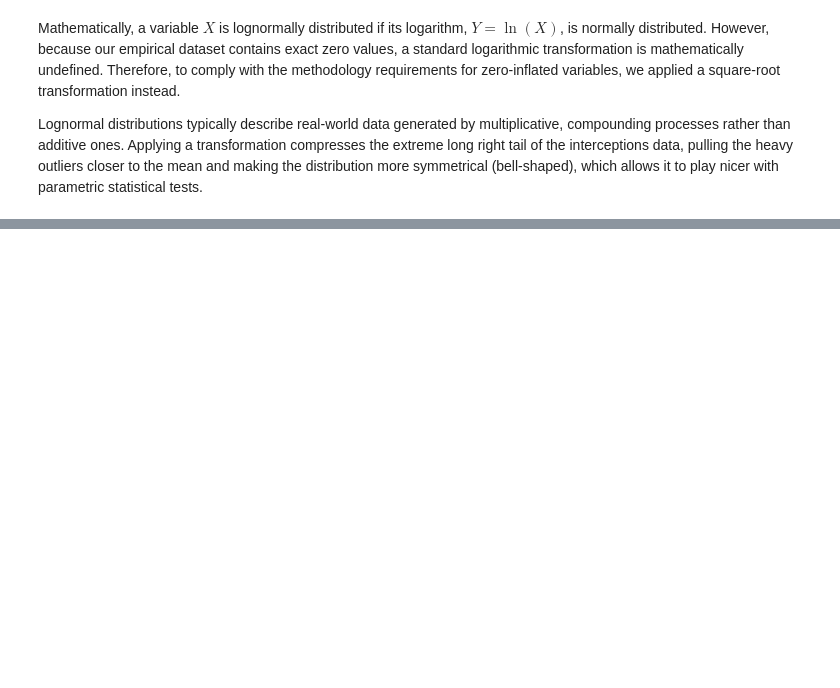
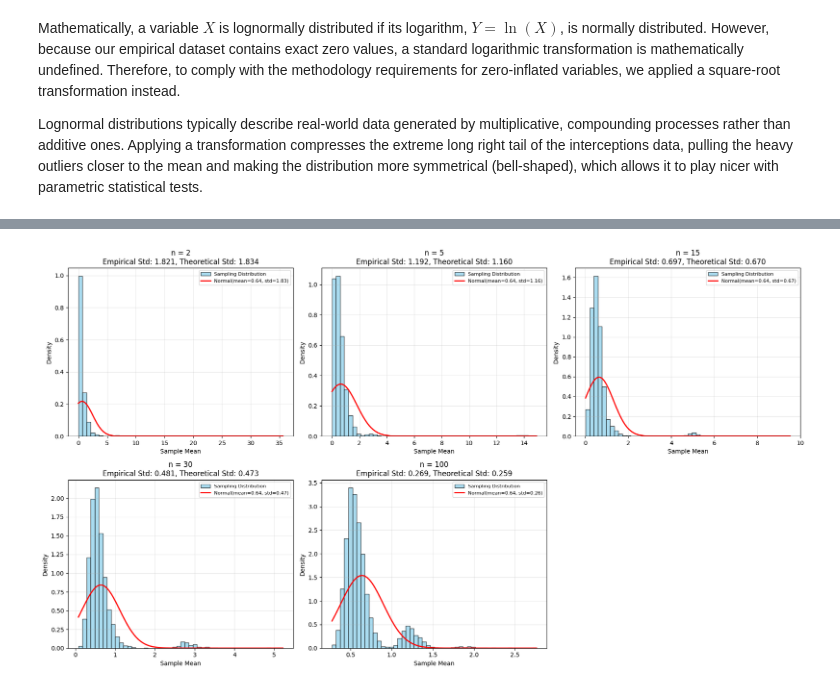
Before and after one commit to SamUM13/UM_WQD7013StatisticsforDS_Assignment1, a Jupyter notebook: 7013_Ass1.ipynb, the cells around one changed output, grey strips where cells are left out. Drawn from its saved outputs; the diff is of its cells as text; code cells hidden in the pictures; blank space fills up the shorter version.

Commit message:
Task F

```diff
--- a/7013_Ass1.ipynb
+++ b/7013_Ass1.ipynb
@@ -1010,0 +1133,92 @@ Lognormal distributions typically describe real-world data generated by multipli
+# %%
+import numpy as np
+import pandas as pd
+import matplotlib.pyplot as plt
+import scipy.stats as stats
+from scipy.stats import norm
+
+# Use the cleaned dataset from Task E
+# Population: Interceptions per 90 (non-normal variable)
+population = df_task_e['Interceptions per 90'].dropna().values
+pop_mean = np.mean(population)
+pop_std = np.std(population, ddof=1)
+
+print(f"Population parameters: mean = {pop_mean:.4f}, std = {pop_std:.4f}")
+print(f"Population skewness: {stats.skew(population):.4f}")
+print(f"Population size: {len(population)}\n")
+
+# Sample sizes to test
+sample_sizes = [2, 5, 15, 30, 100]
+n_simulations = 5000
+
+# Store results for table
+results = []
+
+# Create figure for histograms
+fig, axes = plt.subplots(2, 3, figsize=(18, 10))
+axes = axes.flatten()
+
+for idx, n in enumerate(sample_sizes):
+    # Draw 5,000 samples with replacement and compute means
+    sample_means = []
+    for _ in range(n_simulations):
+        sample = np.random.choice(population, size=n, replace=True)
+        sample_means.append(np.mean(sample))
+
+    sample_means = np.array(sample_means)
+
+    # Empirical statistics of sampling distribution
+    emp_mean = np.mean(sample_means)
+    emp_std = np.std(sample_means, ddof=1)
+
+    # Theoretical CLT statistics
+    theo_mean = pop_mean
+    theo_std = pop_std / np.sqrt(n)  # Standard Error
+
+    # Store for table
+    results.append({
+        'n': n,
+        'Empirical Mean': emp_mean,
+        'Theoretical Mean': theo_mean,
+        'Empirical Std': emp_std,
+        'Theoretical Std (sigma/sqrt(n))': theo_std,
+        'Ratio (Emp/Theo Std)': emp_std / theo_std
+    })
+
+    # Plot histogram with theoretical normal curve
+    ax = axes[idx]
+    ax.hist(sample_means, bins=50, density=True, alpha=0.7,
+            color='skyblue', edgecolor='black', label='Sampling Distribution')
+
+    # Overlay theoretical normal curve
+    x = np.linspace(sample_means.min(), sample_means.max(), 100)
+    ax.plot(x, norm.pdf(x, theo_mean, theo_std), 'r-', linewidth=2,
+            label=f'Normal(mean={theo_mean:.2f}, std={theo_std:.2f})')
+
+    ax.set_title(f'n = {n}\nEmpirical Std: {emp_std:.3f}, Theoretical Std: {theo_std:.3f}')
+    ax.set_xlabel('Sample Mean')
+    ax.set_ylabel('Density')
+    ax.legend(fontsize=8)
+    ax.grid(alpha=0.3)
+
+# Hide unused subplot
+axes[-1].axis('off')
+
+plt.tight_layout()
+plt.show()
+
+# Create comparison table
+results_df = pd.DataFrame(results)
+print("\n" + "="*80)
+print("Empirical vs Theoretical Comparison")
+print("="*80)
+print(results_df.to_string(index=False))
+print("="*80)
+
+# Verify Square Root Law numerically
+print("\n" + "Square Root Law Verification (sigma/sqrt(n)):")
+print("-" * 50)
+for n in sample_sizes:
+    theoretical_se = pop_std / np.sqrt(n)
+    print(f"n = {n:3d}: sigma/sqrt({n}) = {pop_std:.4f}/sqrt({n}) = {theoretical_se:.4f}")
+# %% [output]
@@ -1010,0 +1228 @@ Lognormal distributions typically describe real-world data generated by multipli
+[figure, added]
```
Also changed, not shown: parts of 25 cells of this notebook.
